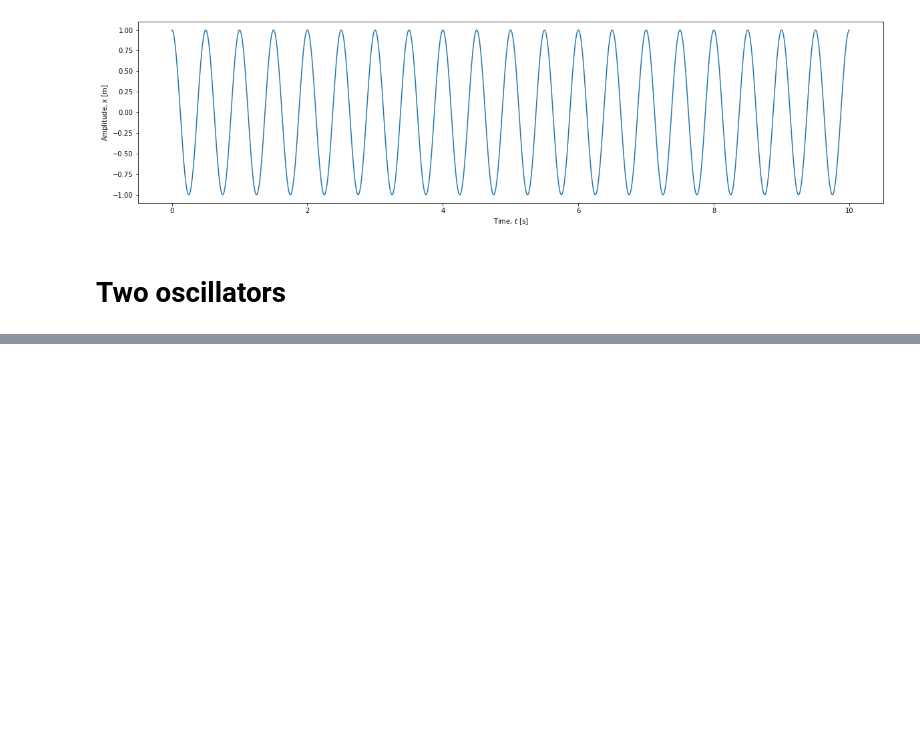
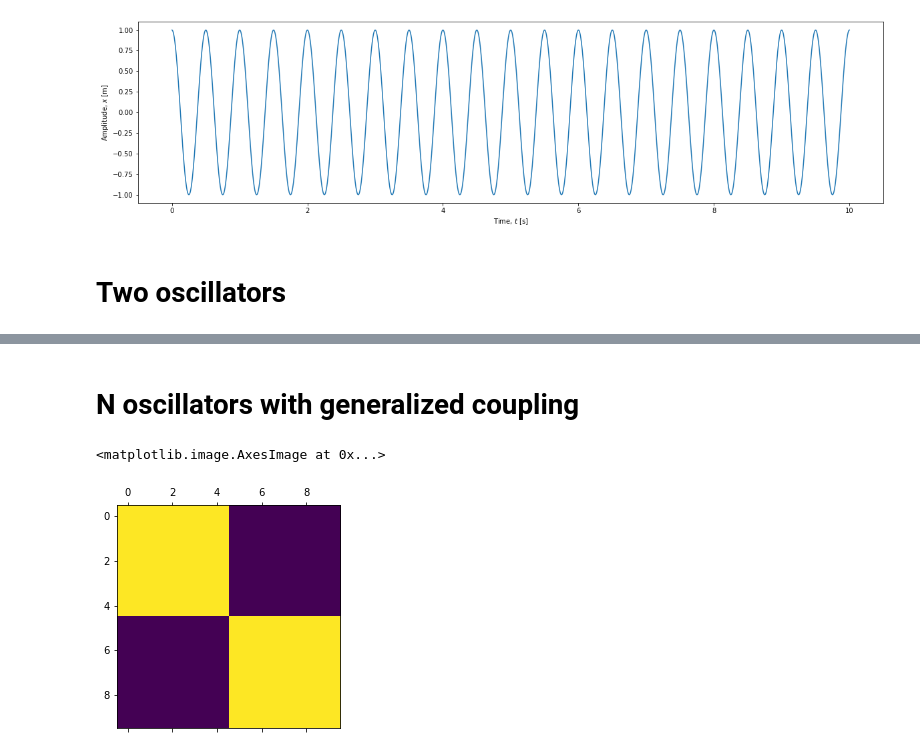
Before and after one commit to ppsp-team/BIV.jl, a Jupyter notebook: Kuramoto/Python.ipynb, the cells around one changed output, grey strips where cells are left out. Cells and saved outputs as stored; diff of their text form; code cells hidden in the pictures; blank space fills up the shorter version.

```diff
--- a/Kuramoto/Python.ipynb
+++ b/Kuramoto/Python.ipynb
@@ -10,6 +10,8 @@ omega = 2. * np.pi * freq
 
 tmax = 10  # s
 Nt = 10000
+sfreq = Nt / tmax
+
 tv = np.linspace(0., tmax, Nt)
 
 def f(X, t):
@@ -107,0 +110,20 @@ plt.show()
+# %% [markdown]
+# N oscillators with generalized coupling
+# %%
+frequency_mean = 2.  # Hz
+frequency_std = 0.1 # Hz
+
+noise_phase_level = 0.005 / sfreq
+noise_amplitude_level = 0.
+
+N = int(N_osc/2)
+A11 = 1 * np.ones((N, N))
+A12 = 0 * np.ones((N, N))
+A21 = 0 * np.ones((N, N))
+A22 = 1 * np.ones((N, N))
+W = np.block([[A11, A12], [A21, A22]])
+W = 0.5 * W
+plt.matshow(W)
+# %% [output]
+<matplotlib.image.AxesImage at 0x...>
+[figure, added]
```
Also changed, not shown: parts of 10 cells of this notebook.
